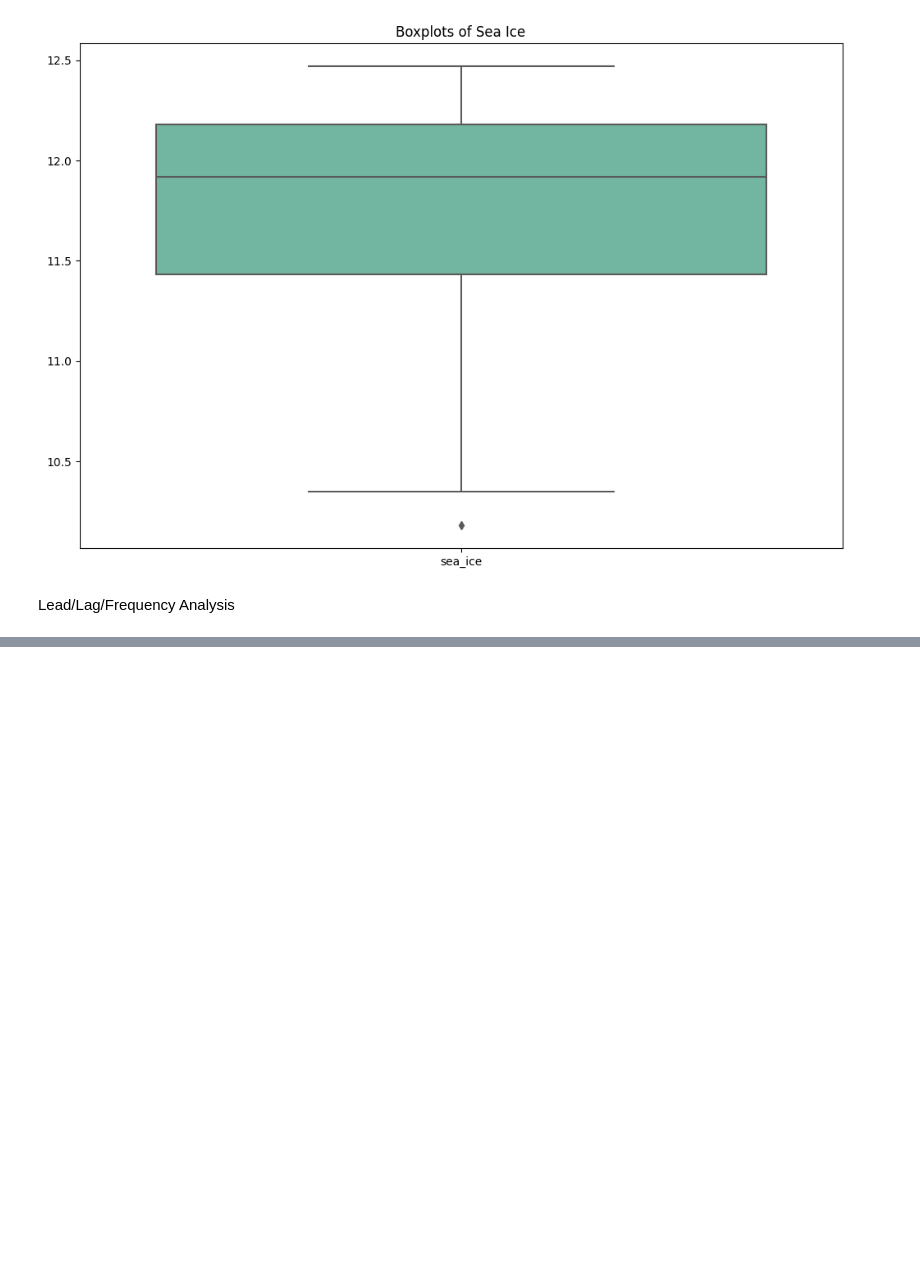
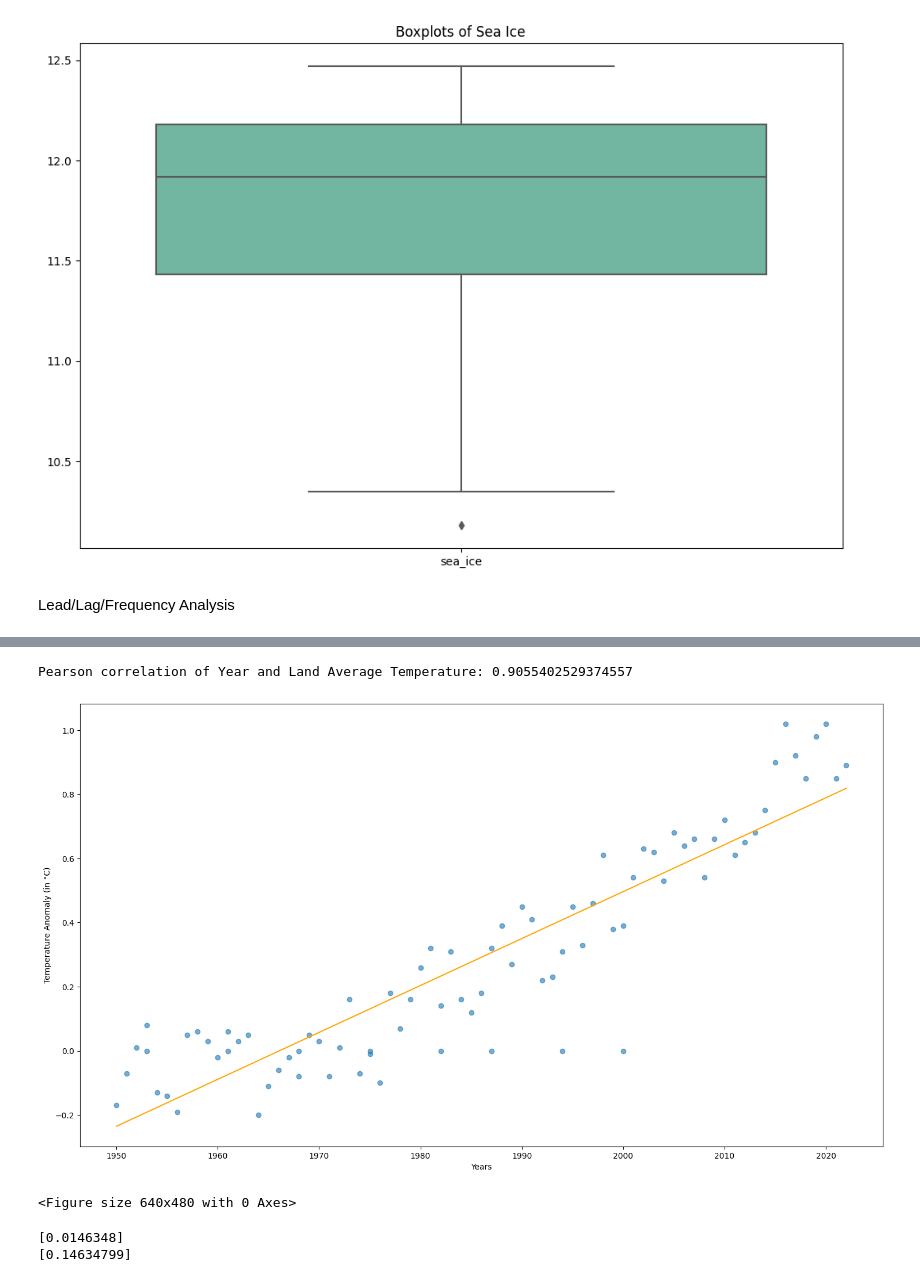
Before and after one commit to rachel-king4/PfDA_Assignment_2, a Jupyter notebook: pfda_assignment_2.ipynb, the cells around one changed output, grey strips where cells are left out. Saved outputs shown, nothing was run; the diff lists cells and outputs as text; code cells hidden in the pictures; blank space fills up the shorter version.

Commit message:
added data synthesis for temp anomaly predictions

```diff
--- a/pfda_assignment_2.ipynb
+++ b/pfda_assignment_2.ipynb
@@ -713,0 +606,34 @@ array([548.88748672])
+# %%
+combined_tempanomaly = combined_tempanomaly.replace(np.nan, 0)
+corr, p = pearsonr(combined_tempanomaly[combined_tempanomaly.year >= 1950].year, combined_tempanomaly[combined_tempanomaly.year >= 1950]['temp_anomaly'])
+print('Pearson correlation of Year and Land Average Temperature: ' + str(corr))
+# %% [output]
+Pearson correlation of Year and Land Average Temperature: 0.9055402529374557
+# %%
+lr = LinearRegression()
+
+X = combined_tempanomaly[combined_tempanomaly['year'] >= 1950].year
+y = combined_tempanomaly[combined_tempanomaly.year >= 1950]['temp_anomaly']
+
+X = X.values.reshape(-1,1)
+
+lr.fit(X, y)
+
+y_pred = lr.predict(X)
+# %%
+plt.figure(figsize=(18,10))
+plt.scatter(X, y, alpha=0.6)
+plt.plot(X, y_pred, color="orange")
+plt.xlabel('Years')
+plt.ylabel('Temperature Anomaly (in °C)')
+plt.show()
+plt.clf()
+# %% [output]
+[figure, added]
+<Figure size 640x480 with 0 Axes>
+# %%
+print(lr.coef_) # yearly increase in temp anomaly
+print(lr.coef_ * 10)    # 10 yearly increase in temp anomaly
+# %% [output]
+[0.0146348]
+[0.14634799]
```
Also changed, not shown: parts of 25 cells of this notebook, 3 other files.
